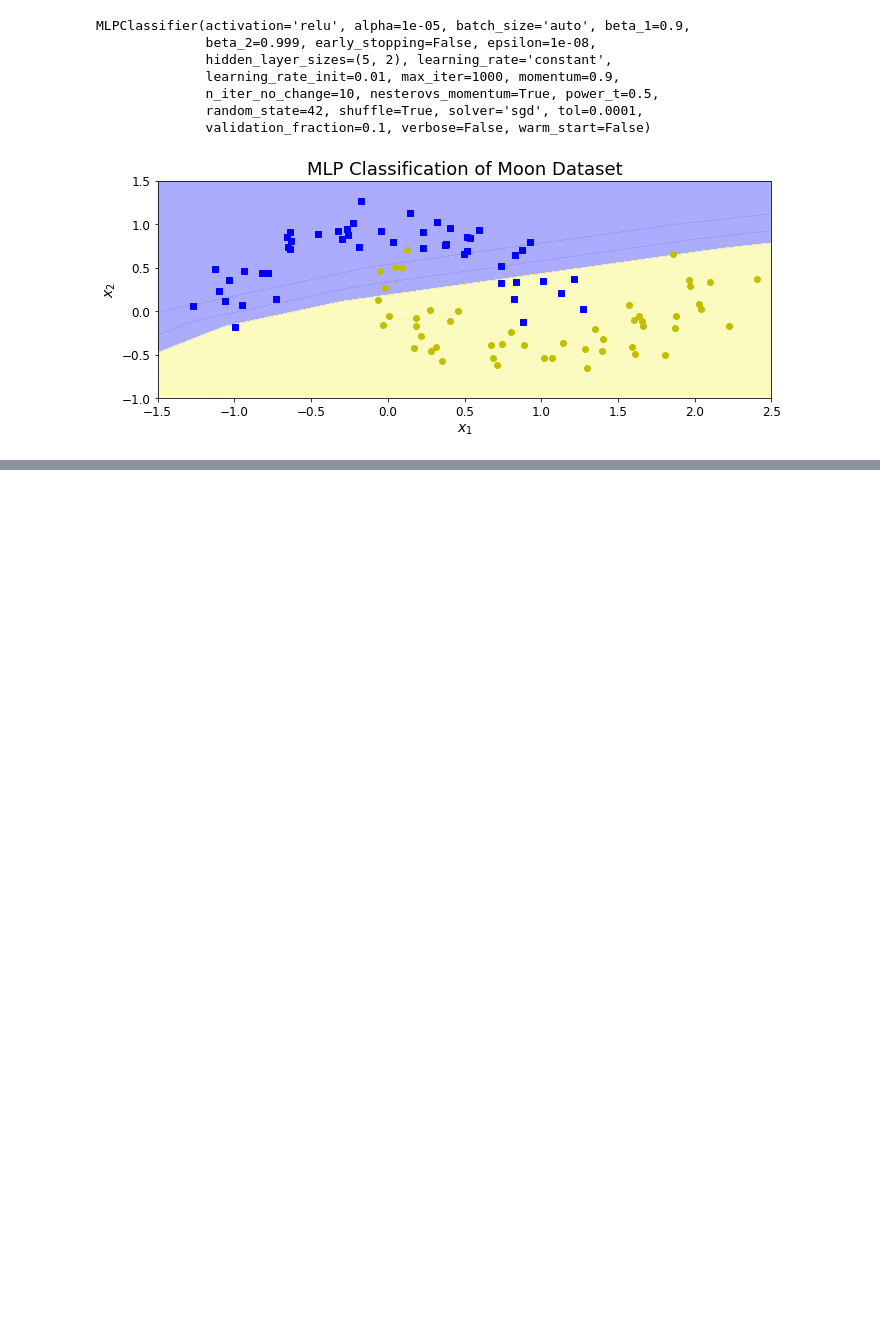
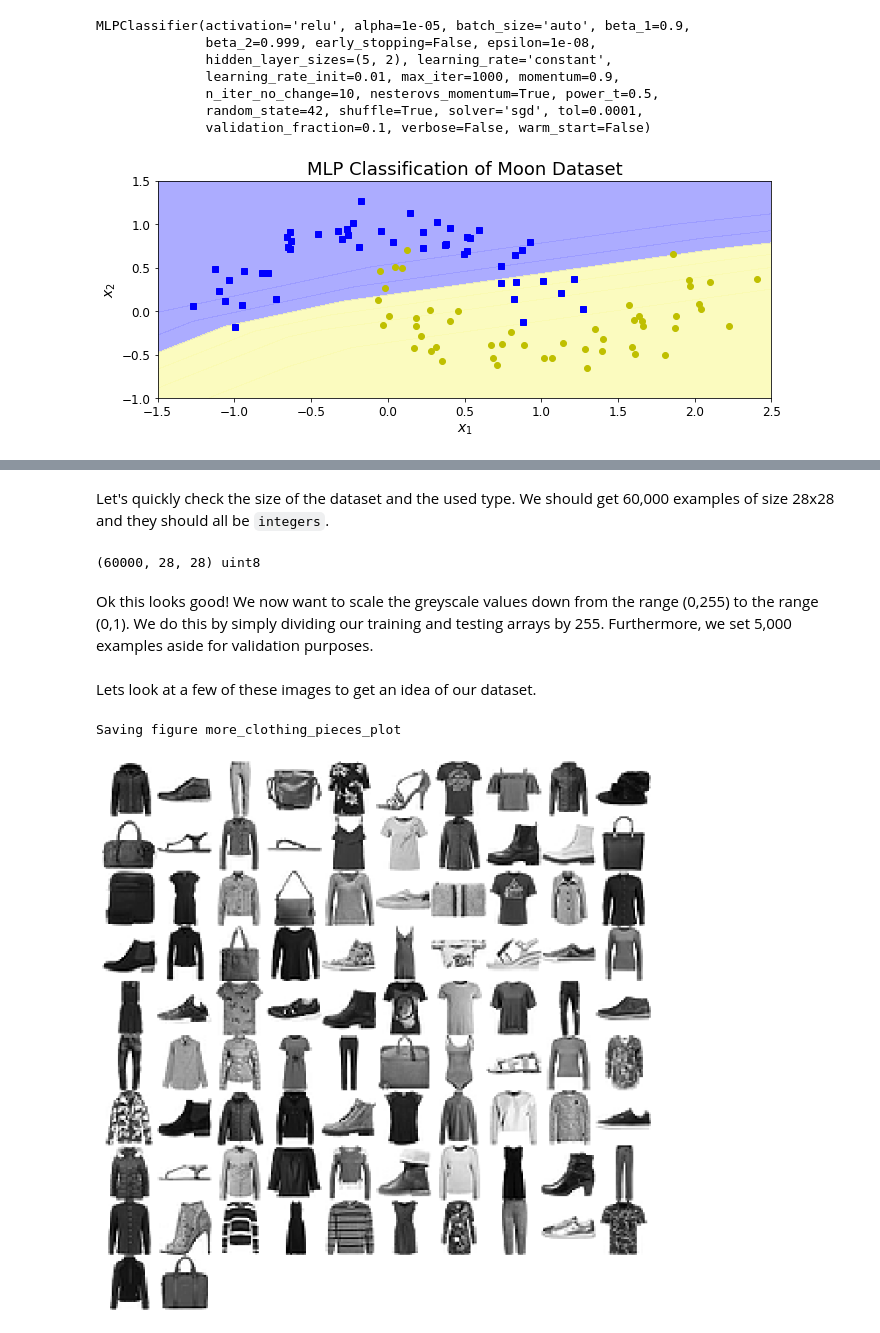
Before and after one commit to stkorn-dev/handson-ml2, a Jupyter notebook: 12_hands_on_neural_nets.ipynb, the cells around one changed output, grey strips where cells are left out. Drawn from its saved outputs; the diff is of its cells as text; code cells hidden in the pictures; blank space fills up the shorter version.

```diff
--- a/12_hands_on_neural_nets.ipynb
+++ b/12_hands_on_neural_nets.ipynb
@@ -34,7 +34,7 @@ mpl.rc('ytick', labelsize=12)
 # Function to save a figure. This also decides that all output files
 # should stored in the subdirectory 'forests'.
 PROJECT_ROOT_DIR = "."
-EXERCISE = "neural_nets"
+EXERCISE = "hands_on_neural_nets"
 IMAGES_PATH = os.path.join(PROJECT_ROOT_DIR, "images", EXERCISE)
 os.makedirs(IMAGES_PATH, exist_ok=True)
 
@@ -272,14 +206,0 @@ Let's take a look at a sample of the images in the dataset:
-# %%
-n_rows = 4
-n_cols = 10
-plt.figure(figsize=(n_cols * 1.2, n_rows * 1.2))
-for row in range(n_rows):
-    for col in range(n_cols):
-        index = n_cols * row + col
-        plt.subplot(n_rows, n_cols, index + 1)
-        plt.imshow(X_train[index], cmap="binary", interpolation="nearest")
-        plt.axis('off')
-        plt.title(class_names[y_train[index]], fontsize=12)
-plt.subplots_adjust(wspace=0.2, hspace=0.5)
-save_fig('fashion_mnist_plot', tight_layout=False)
-plt.show()
@@ -378,0 +232,44 @@ model.evaluate(X_test, y_test)
+# %% [markdown]
+Let's quickly check the size of the dataset and the used type. We should get 60,000 examples of size 28x28 and they should all be `integers`.
+# %%
+print(X_train_full.shape,X_train_full.dtype)
+# %% [output]
+(60000, 28, 28) uint8
+# %% [markdown]
+Ok this looks good!
+We now want to scale the greyscale values down from the range (0,255) to the range (0,1). We do this by simply dividing our training and testing arrays by 255.
+Furthermore, we set 5,000 examples aside for validation purposes.
+# %%
+X_valid, X_train = X_train_full[:5000]/255.0, X_train_full[5000:]/255.0
+y_valid, y_train = y_train_full[:5000], y_train_full[5000:]
+# %% [markdown]
+Lets look at a few of these images to get an idea of our dataset.
+# %%
+def plot_piece(data):
+    image = data.reshape(28, 28)
+    plt.imshow(image, cmap = mpl.cm.binary,
+               interpolation="nearest")
+    plt.axis("off")
+def plot_pieces(instances, images_per_row=10, **options):
+    size = 28
+    images_per_row = min(len(instances), images_per_row)
+    images = [instance.reshape(size,size) for instance in instances]
+    n_rows = (len(instances) - 1) // images_per_row + 1
+    row_images = []
+    n_empty = n_rows * images_per_row - len(instances)
+    images.append(np.zeros((size, size * n_empty)))
+    for row in range(n_rows):
+        rimages = images[row * images_per_row : (row + 1) * images_per_row]
+        row_images.append(np.concatenate(rimages, axis=1))
+    image = np.concatenate(row_images, axis=0)
+    plt.imshow(image, cmap = mpl.cm.binary, **options)
+    plt.axis("off")
+
+plt.figure(figsize=(9,9))
+example_images = np.r_[X_train[:12000:600], X_train[13000:30600:600], X_train[30600:60000:590]]
+plot_pieces(example_images, images_per_row=10)
+save_fig("more_clothing_pieces_plot")
+plt.show()
+# %% [output]
+Saving figure more_clothing_pieces_plot
+[figure, added]
```
Also changed, not shown: parts of 45 cells of this notebook.
